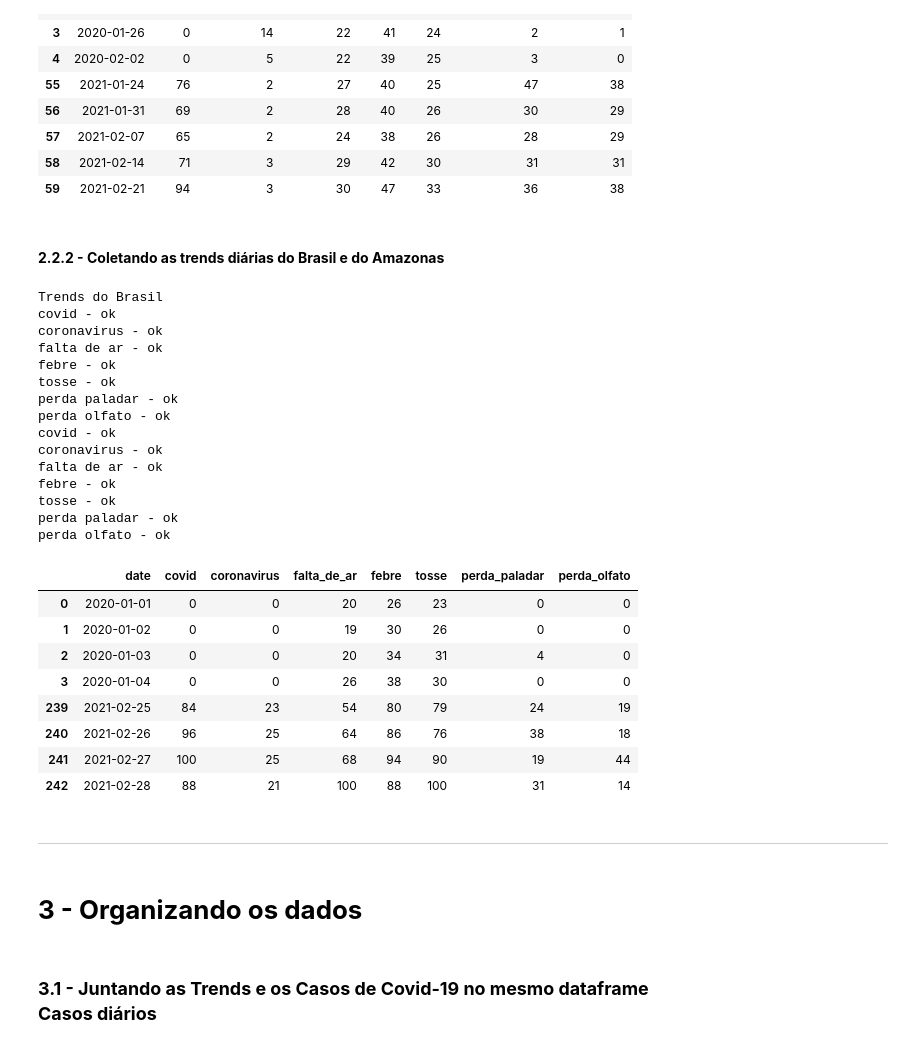
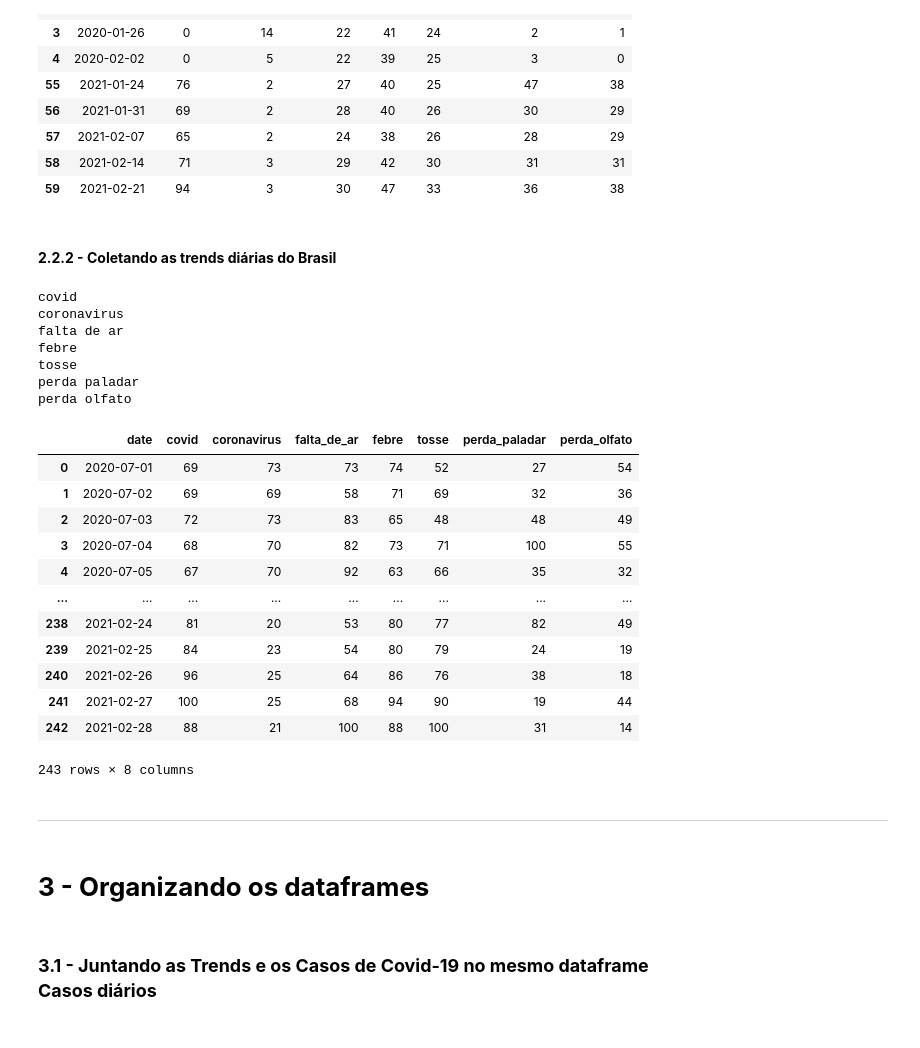
Before and after one commit to Klemersoncastro/google_trends_covid, a Jupyter notebook: 1. Trabalho Google Trends sintomas + casos covid19.ipynb, the cells around one changed output. Saved outputs shown, nothing was run; the diff lists cells and outputs as text; code cells hidden in the pictures.

```diff
--- a/1. Trabalho Google Trends sintomas + casos covid19.ipynb
+++ b/1. Trabalho Google Trends sintomas + casos covid19.ipynb
@@ -150,51 +150,47 @@ df_trendsSemanal_br.iloc[[0,1,2,3,4,-5,-4,-3,-2,-1]]
 | 58 | 2021-02-14 | 71 | 3 | 29 | 42 | 30 | 31 | 31 |
 | 59 | 2021-02-21 | 94 | 3 | 30 | 47 | 33 | 36 | 38 |
 # %% [markdown]
-#### **2.2.2 - Coletando as trends diárias do Brasil e do Amazonas**
+#### **2.2.2 - Coletando as trends diárias do Brasil**
 # %%
 # Coletando as trends diárias do Brasil e Amazonas(coleta de até 8 meses para vir de forma diária, ou seja, dividindo a coleta em duas partes.)
-print('Trends do Brasil')
-df_trendsDiario_br_parte1 = get_trends(list_keywords, '2020-01-01 2020-06-30', 'BR')
-df_trendsDiario_br_parte2 = get_trends(list_keywords, '2020-07-01 2021-02-28', 'BR')
+
+#df_trendsDiario_br_parte1 = get_trends(list_keywords, '2020-01-01 2020-06-30', 'BR')
+df_trendsDiario_br = get_trends(list_keywords, '2020-07-01 2021-02-28', 'BR')
 # %% [output]
-Trends do Brasil
-covid - ok
-coronavirus - ok
-falta de ar - ok
-febre - ok
-tosse - ok
-perda paladar - ok
-perda olfato - ok
-covid - ok
-coronavirus - ok
-falta de ar - ok
-febre - ok
-tosse - ok
-perda paladar - ok
-perda olfato - ok
+covid
+coronavirus
+falta de ar
+febre
+tosse
+perda paladar
+perda olfato
 # %%
 # Concatenando os dois perios das trends diárias
-df_trendsDiario_br = pd.concat([df_trendsDiario_br_parte1, df_trendsDiario_br_parte2], axis=0)
+# df_trendsDiario_br = pd.concat([df_trendsDiario_br_parte1, df_trendsDiario_br_parte2], axis=0)
 # %%
 # Removendo algumas colunas desnecessárias
 df_trendsDiario_br.drop(columns=['isPartial'], inplace=True)
 # %%
 # Visualizando as trends diárias do Brasil
-df_trendsDiario_br.iloc[[0,1,2,3,-4,-3,-2,-1]]
+df_trendsDiario_br
 # %% [output]
 |  | date | covid | coronavirus | falta_de_ar | febre | tosse | perda_paladar | perda_olfato |
-| 0 | 2020-01-01 | 0 | 0 | 20 | 26 | 23 | 0 | 0 |
-| 1 | 2020-01-02 | 0 | 0 | 19 | 30 | 26 | 0 | 0 |
-| 2 | 2020-01-03 | 0 | 0 | 20 | 34 | 31 | 4 | 0 |
-| 3 | 2020-01-04 | 0 | 0 | 26 | 38 | 30 | 0 | 0 |
+| 0 | 2020-07-01 | 69 | 73 | 73 | 74 | 52 | 27 | 54 |
+| 1 | 2020-07-02 | 69 | 69 | 58 | 71 | 69 | 32 | 36 |
+| 2 | 2020-07-03 | 72 | 73 | 83 | 65 | 48 | 48 | 49 |
+| 3 | 2020-07-04 | 68 | 70 | 82 | 73 | 71 | 100 | 55 |
+| 4 | 2020-07-05 | 67 | 70 | 92 | 63 | 66 | 35 | 32 |
+| ... | ... | ... | ... | ... | ... | ... | ... | ... |
+| 238 | 2021-02-24 | 81 | 20 | 53 | 80 | 77 | 82 | 49 |
 | 239 | 2021-02-25 | 84 | 23 | 54 | 80 | 79 | 24 | 19 |
 | 240 | 2021-02-26 | 96 | 25 | 64 | 86 | 76 | 38 | 18 |
 | 241 | 2021-02-27 | 100 | 25 | 68 | 94 | 90 | 19 | 44 |
 | 242 | 2021-02-28 | 88 | 21 | 100 | 88 | 100 | 31 | 14 |
+243 rows × 8 columns
 # %% [markdown]
 ---
 # %% [markdown]
-# **3 - Organizando os dados**
+# **3 - Organizando os dataframes**
 # %% [markdown]
 ### **3.1 - Juntando as Trends e os Casos de Covid-19 no mesmo dataframe <br> Casos diários**
 # %%
```
Also changed, not shown: parts of 16 cells of this notebook.
